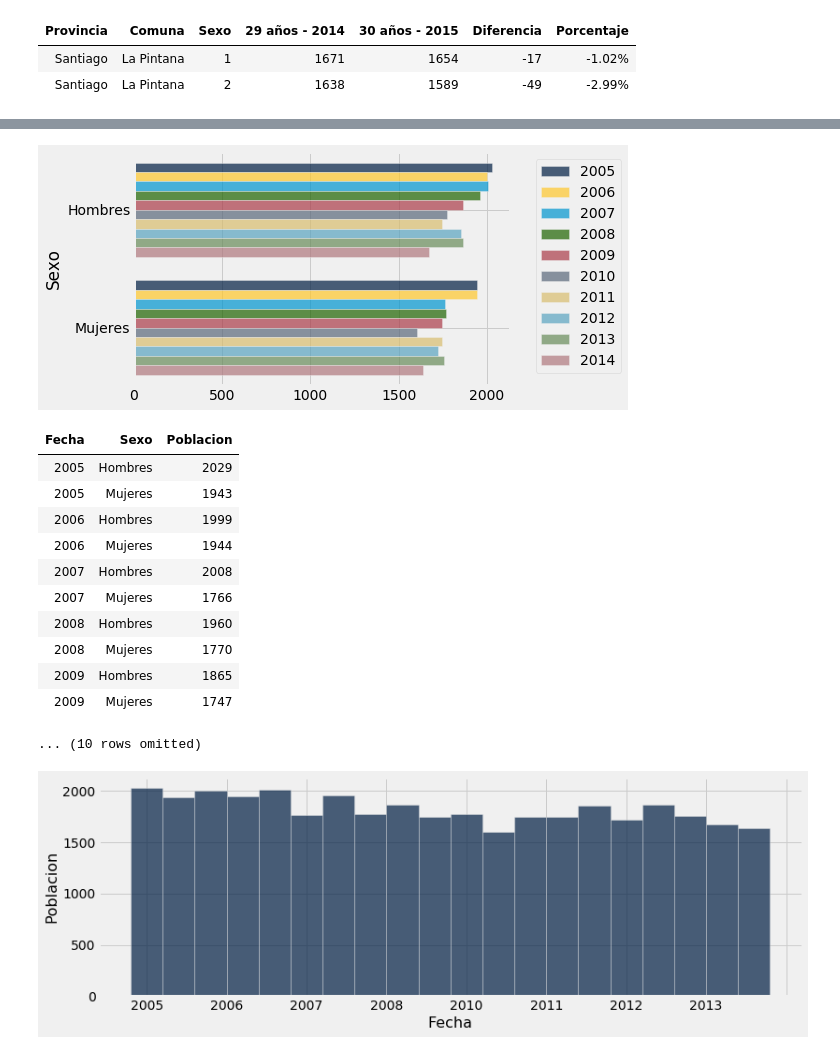
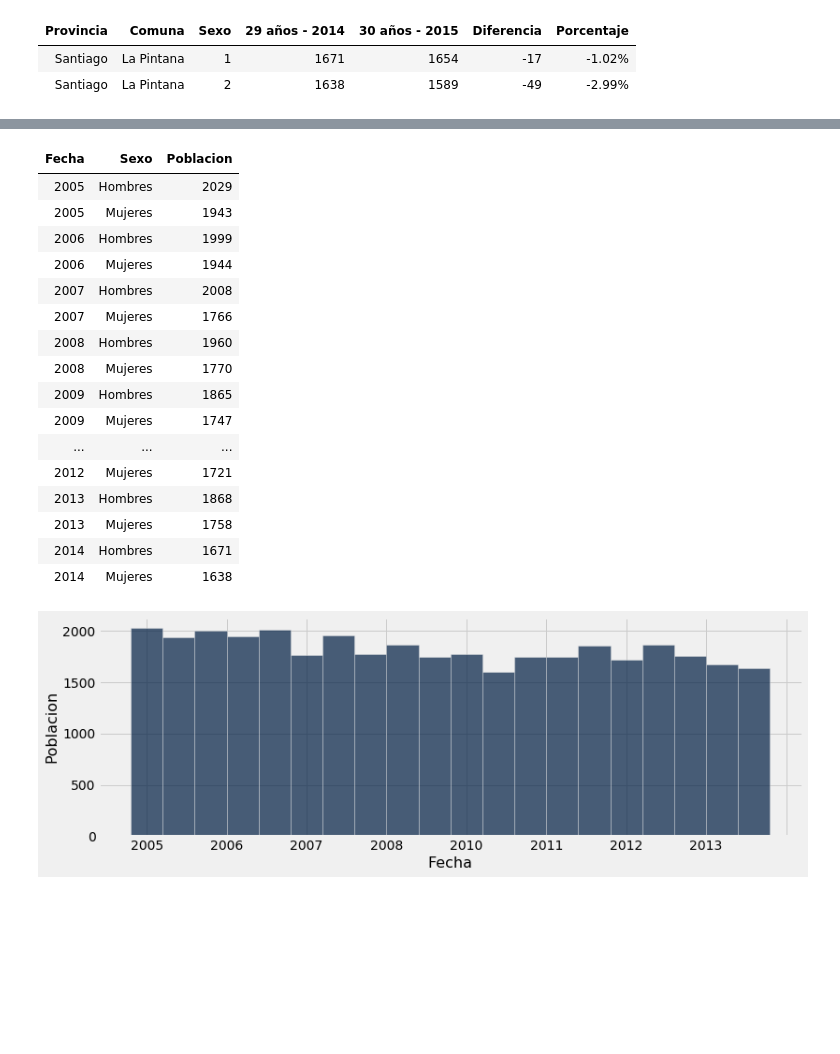
Before and after one commit to rafatorrealba/ConDatos2020, a Jupyter notebook: Dinamica de la Poblacion Extendida.ipynb, the cells around one changed output, grey strips where cells are left out. Cells and saved outputs as stored; diff of their text form; code cells hidden in the pictures; blank space fills up the shorter version.

```diff
--- a/Dinamica de la Poblacion Extendida.ipynb
+++ b/Dinamica de la Poblacion Extendida.ipynb
@@ -252,30 +255,29 @@ total
-# %%
-total.barh("Sexo")
-# %% [output]
-[figure, removed]
 # %%
 pt = np.append(np.append(np.append(np.append(total.select(1)[0], total.select(2)[0]), np.append(total.select(3)[0], total.select(4)[0])), np.append(np.append(total.select(5)[0], total.select(6)[0]), np.append(total.select(7)[0], total.select(8)[0]))), np.append(total.select(9)[0], total.select(10)[0]))
 a = Table().with_columns(
     "Fecha", np.repeat(make_array(np.arange(2005, 2015)), repeats= 2),
     "Sexo", np.tile(make_array("Hombres", "Mujeres"),  10),
     "Poblacion", pt
 
 )
-a
+a.show()
+a.bar("Fecha", "Poblacion", "Sexo", width=12)
 # %% [output]
 | Fecha | Sexo | Poblacion |
 | 2005 | Hombres | 2029 |
 | 2005 | Mujeres | 1943 |
 | 2006 | Hombres | 1999 |
 | 2006 | Mujeres | 1944 |
 | 2007 | Hombres | 2008 |
 | 2007 | Mujeres | 1766 |
 | 2008 | Hombres | 1960 |
 | 2008 | Mujeres | 1770 |
 | 2009 | Hombres | 1865 |
 | 2009 | Mujeres | 1747 |
+| ... | ... | ... |
+| 2012 | Mujeres | 1721 |
+| 2013 | Hombres | 1868 |
+| 2013 | Mujeres | 1758 |
+| 2014 | Hombres | 1671 |
+| 2014 | Mujeres | 1638 |
-... (10 rows omitted)
+[figure, added]
-# %%
-a.bar("Fecha", "Poblacion", "Sexo", width=12)#, color=make_array())
-# %% [output]
-[figure, removed]
```
Also changed, not shown: parts of 4 cells of this notebook.
